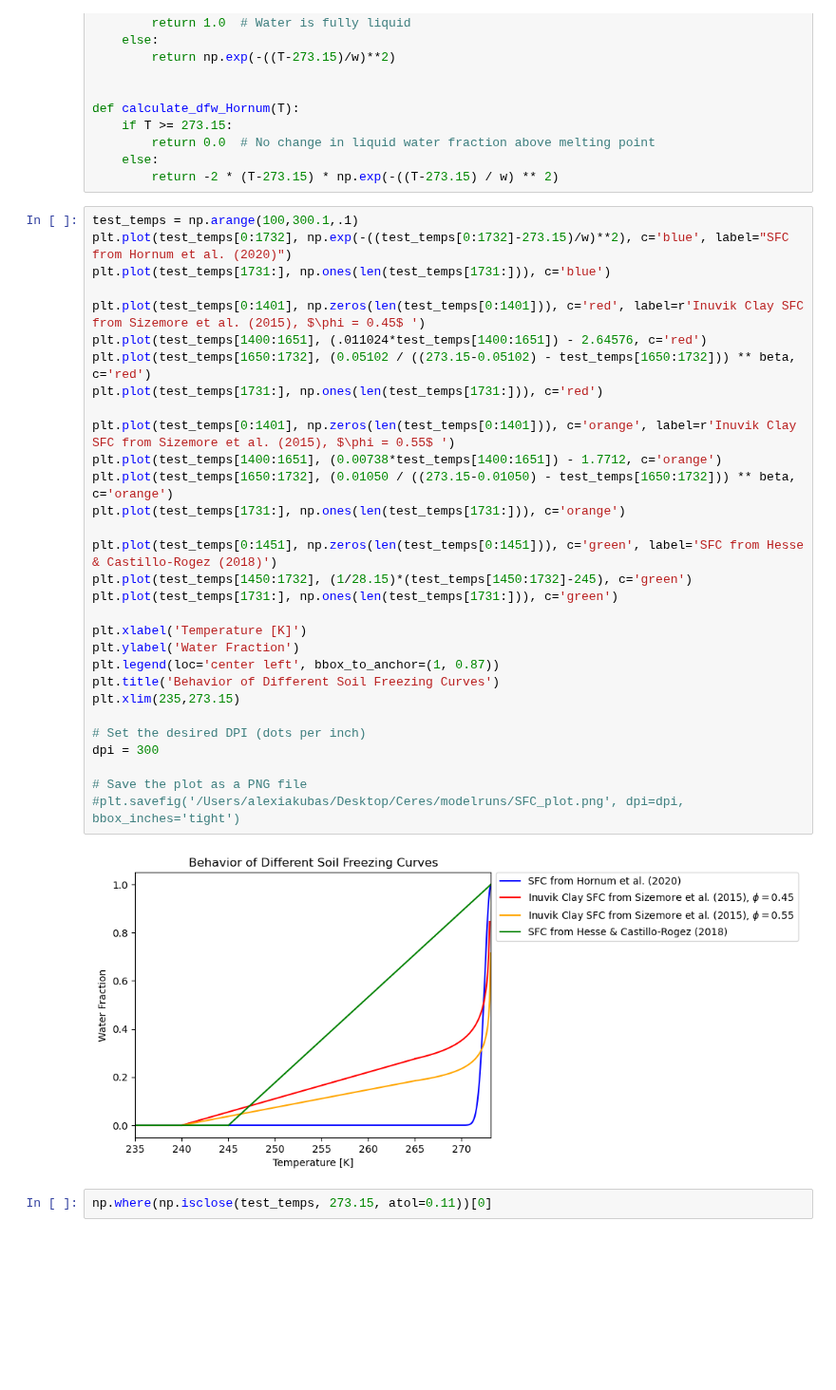
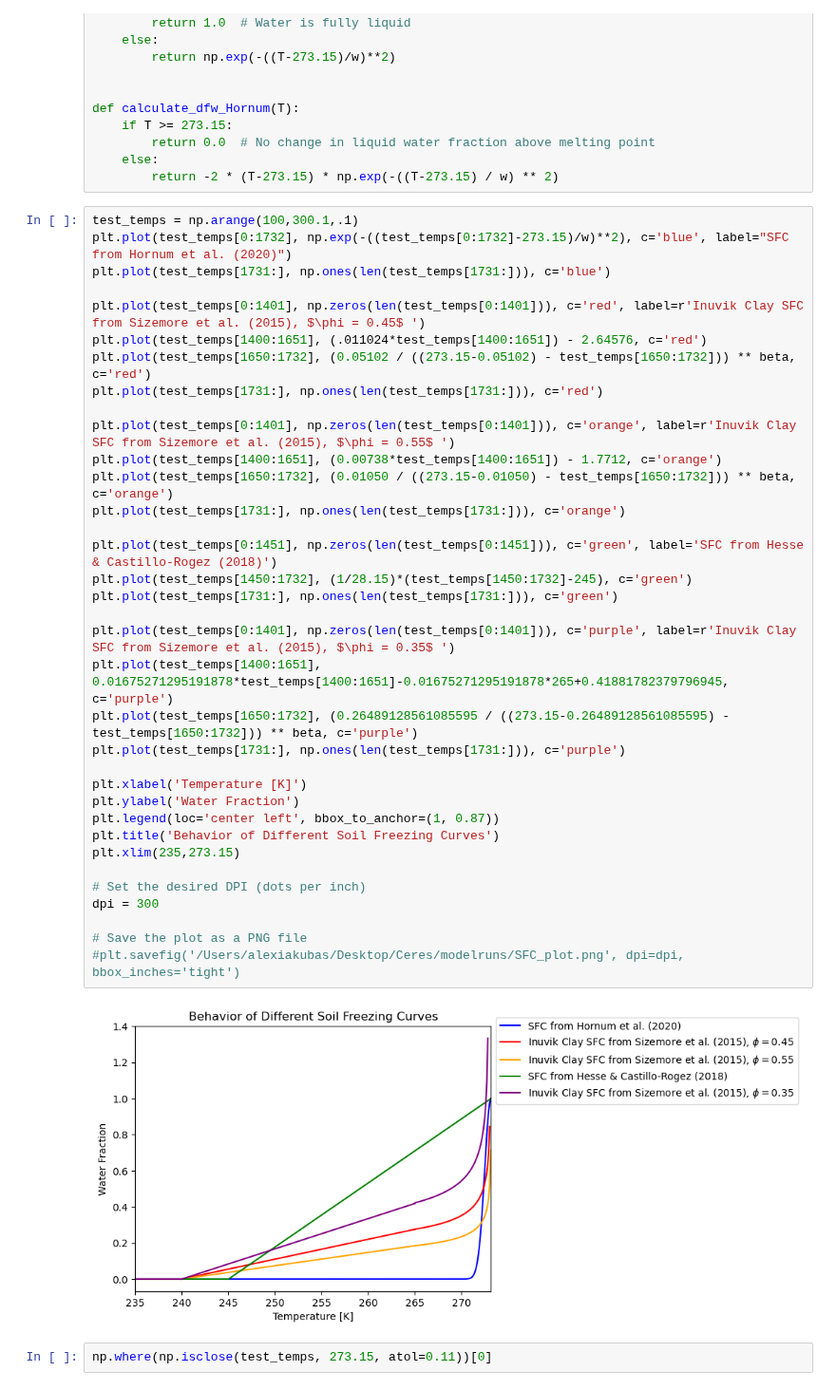
Before and after one commit to alexiak322/ceres-pingo-model, a Jupyter notebook: -1DHT-model-code/python/1DHT Model.ipynb, the cells around one changed output. Shown at 95% size. Cells and saved outputs as stored; diff of their text form; blank space fills up the shorter version.

```diff
--- a/-1DHT-model-code/python/1DHT Model.ipynb
+++ b/-1DHT-model-code/python/1DHT Model.ipynb
@@ -256,34 +258,39 @@ def calculate_dfw_Hornum(T):
 test_temps = np.arange(100,300.1,.1)
 plt.plot(test_temps[0:1732], np.exp(-((test_temps[0:1732]-273.15)/w)**2), c='blue', label="SFC from Hornum et al. (2020)")
 plt.plot(test_temps[1731:], np.ones(len(test_temps[1731:])), c='blue')
 
 plt.plot(test_temps[0:1401], np.zeros(len(test_temps[0:1401])), c='red', label=r'Inuvik Clay SFC from Sizemore et al. (2015), $\phi = 0.45$ ')
 plt.plot(test_temps[1400:1651], (.011024*test_temps[1400:1651]) - 2.64576, c='red')
 plt.plot(test_temps[1650:1732], (0.05102 / ((273.15-0.05102) - test_temps[1650:1732])) ** beta, c='red')
 plt.plot(test_temps[1731:], np.ones(len(test_temps[1731:])), c='red')
 
 plt.plot(test_temps[0:1401], np.zeros(len(test_temps[0:1401])), c='orange', label=r'Inuvik Clay SFC from Sizemore et al. (2015), $\phi = 0.55$ ')
 plt.plot(test_temps[1400:1651], (0.00738*test_temps[1400:1651]) - 1.7712, c='orange')
 plt.plot(test_temps[1650:1732], (0.01050 / ((273.15-0.01050) - test_temps[1650:1732])) ** beta, c='orange')
 plt.plot(test_temps[1731:], np.ones(len(test_temps[1731:])), c='orange')
 
 plt.plot(test_temps[0:1451], np.zeros(len(test_temps[0:1451])), c='green', label='SFC from Hesse & Castillo-Rogez (2018)')
 plt.plot(test_temps[1450:1732], (1/28.15)*(test_temps[1450:1732]-245), c='green')
 plt.plot(test_temps[1731:], np.ones(len(test_temps[1731:])), c='green')
 
+plt.plot(test_temps[0:1401], np.zeros(len(test_temps[0:1401])), c='purple', label=r'Inuvik Clay SFC from Sizemore et al. (2015), $\phi = 0.35$ ')
+plt.plot(test_temps[1400:1651], 0.01675271295191878*test_temps[1400:1651]-0.01675271295191878*265+0.41881782379796945, c='purple')
+plt.plot(test_temps[1650:1732], (0.26489128561085595 / ((273.15-0.26489128561085595) - test_temps[1650:1732])) ** beta, c='purple')
+plt.plot(test_temps[1731:], np.ones(len(test_temps[1731:])), c='purple')
+
 plt.xlabel('Temperature [K]')
 plt.ylabel('Water Fraction')
 plt.legend(loc='center left', bbox_to_anchor=(1, 0.87))
 plt.title('Behavior of Different Soil Freezing Curves')
 plt.xlim(235,273.15)
 
 # Set the desired DPI (dots per inch)
 dpi = 300
 
 # Save the plot as a PNG file
 #plt.savefig('/Users/alexiakubas/Desktop/Ceres/modelruns/SFC_plot.png', dpi=dpi, bbox_inches='tight')
 # %% [output]
-[figure, old version]
+[figure, new version]
 # %%
 np.where(np.isclose(test_temps, 273.15, atol=0.11))[0]
 # %% [output]
```
Also changed, not shown: parts of 7 cells of this notebook, 1 other file.
